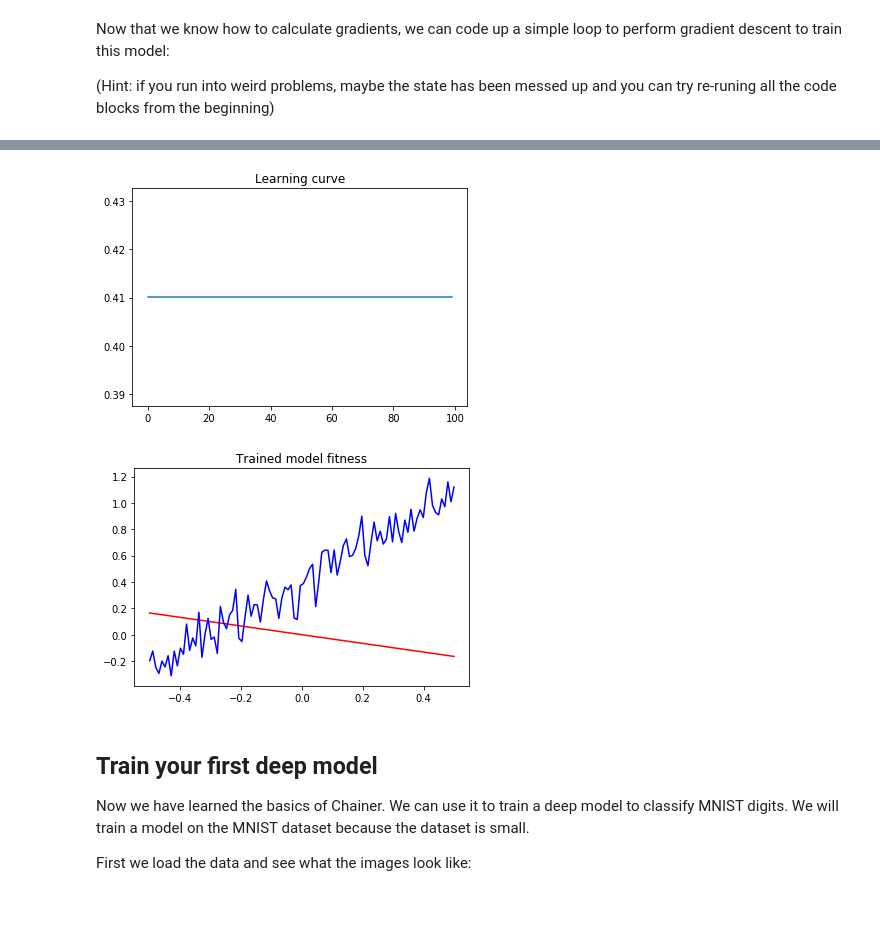
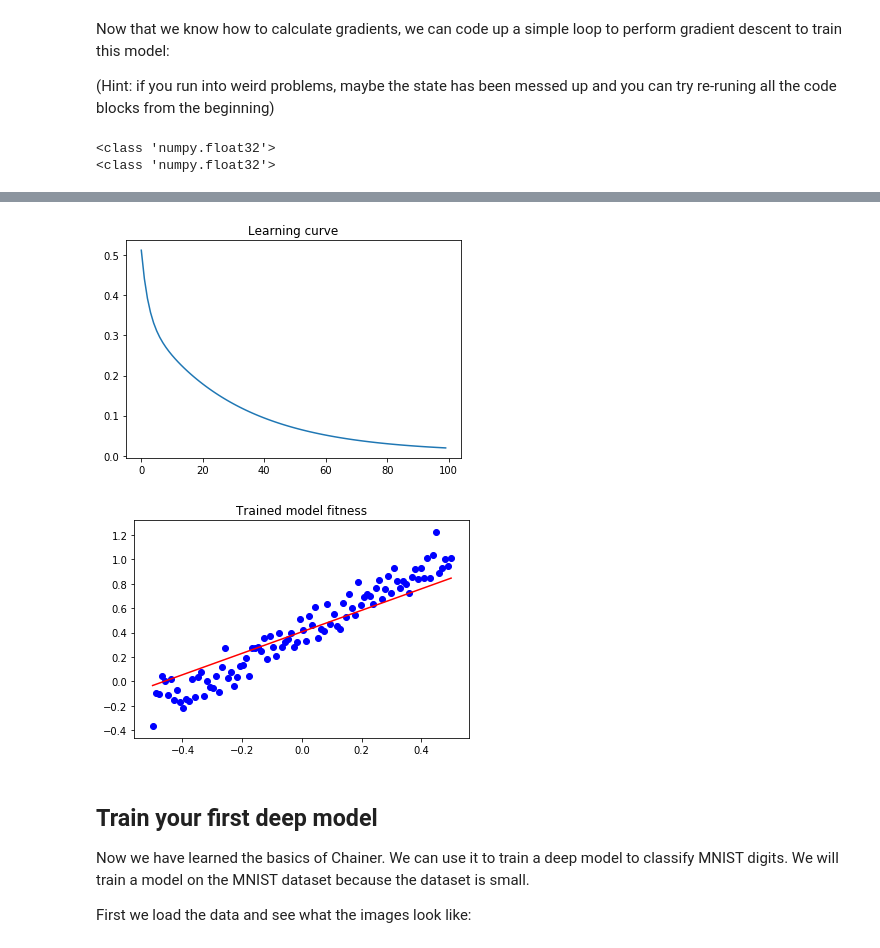
Before and after one commit to junweima/reinforcement-learning, a Jupyter notebook: labs/lab2/lab2/Lab 2.ipynb, the cells around one changed output, grey strips where cells are left out. Drawn from its saved outputs; the diff is of its cells as text; code cells hidden in the pictures; blank space fills up the shorter version.

```diff
--- a/labs/lab2/lab2/Lab 2.ipynb
+++ b/labs/lab2/lab2/Lab 2.ipynb
@@ -106,10 +105,18 @@ dloss/dW [[-0.33470789]]
 Now that we know how to calculate gradients, we can code up a simple loop to perform gradient descent to train this model:
 
 (Hint: if you run into weird problems, maybe the state has been messed up and you can try re-runing all the code blocks from the beginning)
+# %%
+loss.backward()
+print(type(model.b.data[0]))
+print(type(model.b.grad[0]))
+# %% [output]
+<class 'numpy.float32'>
+<class 'numpy.float32'>
 # %%
 # now we can perform gradient descent to improve this model
 model = L.Linear(in_size=1, out_size=1)
 losses = []
+lr = 0.1
 
 for i in range(100):
     model.cleargrads()
@@ -119,6 +126,10 @@ for i in range(100):
     ## Hint: you could access gradients with model.W.grad, model.b.grad
     ## Hint2: you could write data into a parameter with model.W.data[:] = some_numpy_array
     ## Hint3: if your model doesn't learn, remember to try different learning rates
+    loss.backward()
+    model.W.data[0][0] -= lr * model.W.grad[0][0]
+    model.b.data[0] -= lr * model.b.grad[0]
+
     if i % 25 == 0:
         print("Itr", i, "loss:", loss)
 plt.plot(np.array(losses))
@@ -135,5 +146,5 @@ Itr 75 loss: variable(0.41011232137680054)
-[figure, old version]
+[figure, new version]
-[figure, old version]
+[figure, new version]
 # %% [markdown]
 ## Train your first deep model
 
```
Also changed, not shown: parts of 9 cells of this notebook.
